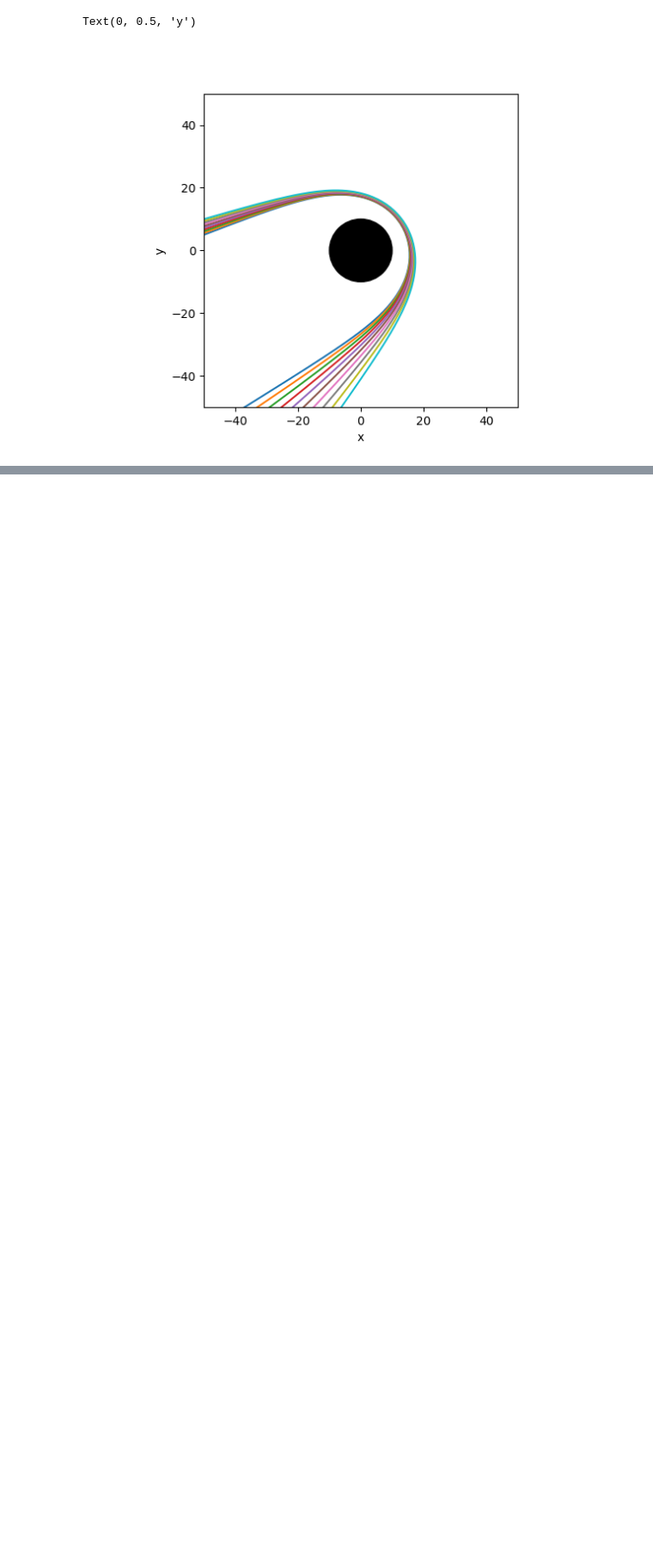
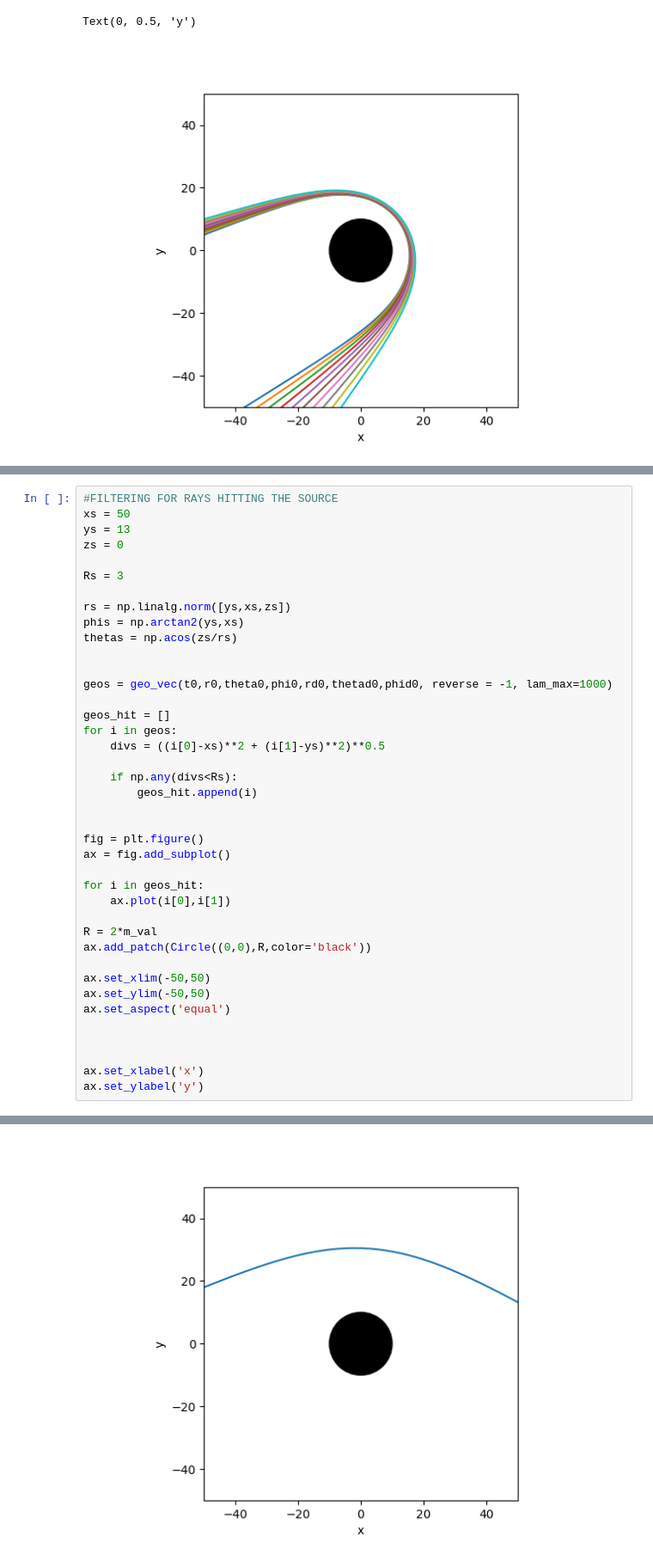
Before and after one commit to francescogibellini15-design/Thesis, a Jupyter notebook: ray_tracing.ipynb, the cells around one changed output, grey strips where cells are left out. Shown at 86% size. Saved outputs shown, nothing was run; the diff lists cells and outputs as text; blank space fills up the shorter version.

Commit message:
hitting source

```diff
--- a/ray_tracing.ipynb
+++ b/ray_tracing.ipynb
@@ -356,0 +346,41 @@ print(a[0])
+# %%
+#FILTERING FOR RAYS HITTING THE SOURCE
+xs = 50
+ys = 13
+zs = 0
+
+Rs = 3
+
+rs = np.linalg.norm([ys,xs,zs])
+phis = np.arctan2(ys,xs)
+thetas = np.acos(zs/rs)
+
+
+geos = geo_vec(t0,r0,theta0,phi0,rd0,thetad0,phid0, reverse = -1, lam_max=1000)
+
+geos_hit = []
+for i in geos:
+    divs = ((i[0]-xs)**2 + (i[1]-ys)**2)**0.5
+
+    if np.any(divs<Rs):
+        geos_hit.append(i)
+
+
+fig = plt.figure()
+ax = fig.add_subplot()
+
+for i in geos_hit:
+    ax.plot(i[0],i[1])
+
+R = 2*m_val
+ax.add_patch(Circle((0,0),R,color='black'))
+
+ax.set_xlim(-50,50)
+ax.set_ylim(-50,50)
+ax.set_aspect('equal')
+
+
+
+ax.set_xlabel('x')
+ax.set_ylabel('y')
+# %% [output]
@@ -356,0 +388 @@ print(a[0])
+[figure, added]
```
Also changed, not shown: parts of 5 cells of this notebook.
